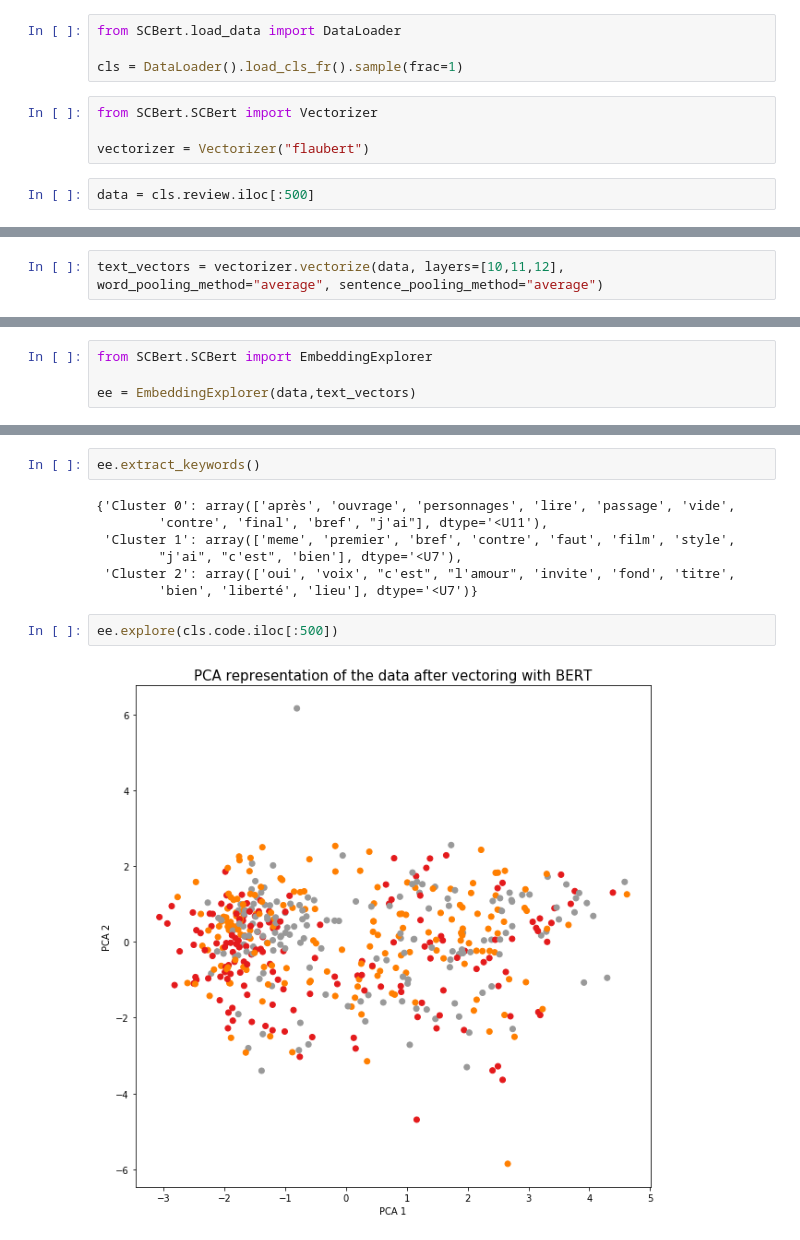
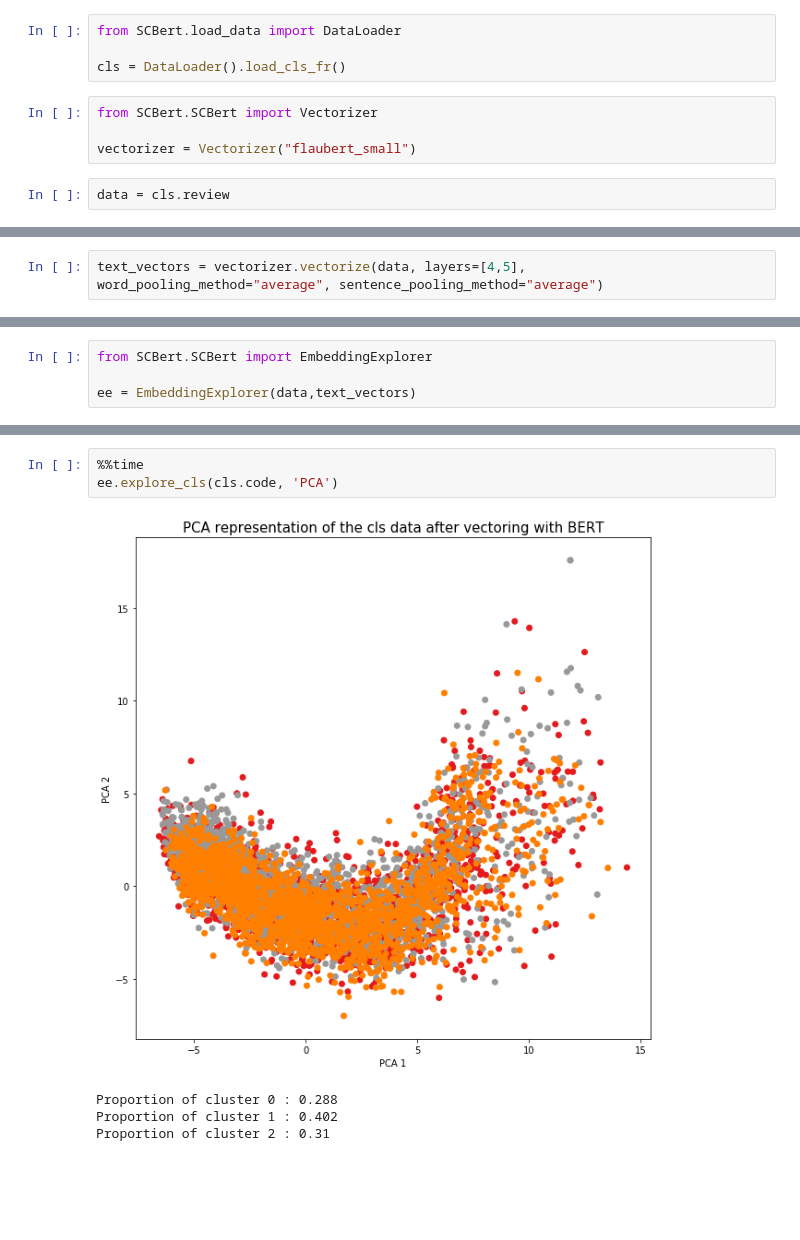
Before and after one commit to KevinFerin/SCBert, a Jupyter notebook: examples/example_cls_fr.ipynb, the cells around one changed output, grey strips where cells are left out. Drawn from its saved outputs; the diff is of its cells as text; blank space fills up the shorter version.

```diff
--- a/examples/example_cls_fr.ipynb
+++ b/examples/example_cls_fr.ipynb
@@ -5,10 +5,10 @@ Just a playground to test all the functions available now (version 0.0.3)
 # %%
 from SCBert.load_data import DataLoader
 
-cls = DataLoader().load_cls_fr().sample(frac=1)
+cls = DataLoader().load_cls_fr()
 # %%
 from SCBert.SCBert import Vectorizer
 
-vectorizer = Vectorizer("flaubert")
+vectorizer = Vectorizer("flaubert_small")
 # %%
-data = cls.review.iloc[:500]
+data = cls.review
@@ -15,5 +19,5 @@ data = cls.review.iloc[:500]
 # %%
-text_vectors = vectorizer.vectorize(data, layers=[10,11,12], word_pooling_method="average", sentence_pooling_method="average")
+text_vectors = vectorizer.vectorize(data, layers=[4,5], word_pooling_method="average", sentence_pooling_method="average")
 # %% [markdown]
 Explore the data to find groups that make sense with our vector computer in the last step.
 # %%
@@ -25,13 +33,8 @@ labels = ee.cluster(3)
-# %%
-ee.extract_keywords()
-# %% [output]
-{'Cluster 0': array(['après', 'ouvrage', 'personnages', 'lire', 'passage', 'vide',
-        'contre', 'final', 'bref', "j'ai"], dtype='<U11'),
- 'Cluster 1': array(['meme', 'premier', 'bref', 'contre', 'faut', 'film', 'style',
-        "j'ai", "c'est", 'bien'], dtype='<U7'),
- 'Cluster 2': array(['oui', 'voix', "c'est", "l'amour", 'invite', 'fond', 'titre',
-        'bien', 'liberté', 'lieu'], dtype='<U7')}
-# %%
-ee.explore(cls.code.iloc[:500])
-# %% [output]
-[figure, removed]
+# %%
+%%time
+ee.explore_cls(cls.code, 'PCA')
+# %% [output]
+[figure, added]
+Proportion of cluster 0 : 0.288
+Proportion of cluster 1 : 0.402
+Proportion of cluster 2 : 0.31
```
Also changed, not shown: parts of 8 cells of this notebook, 3 other files.
